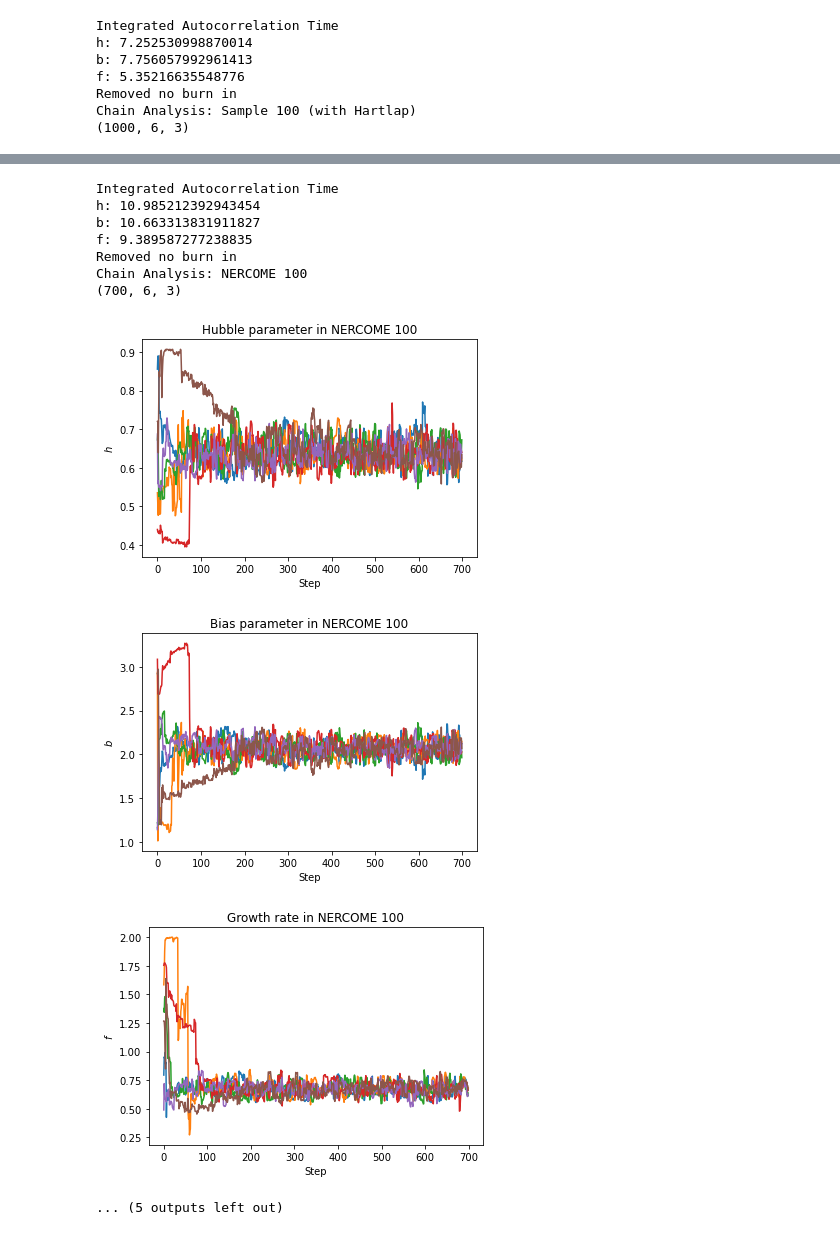
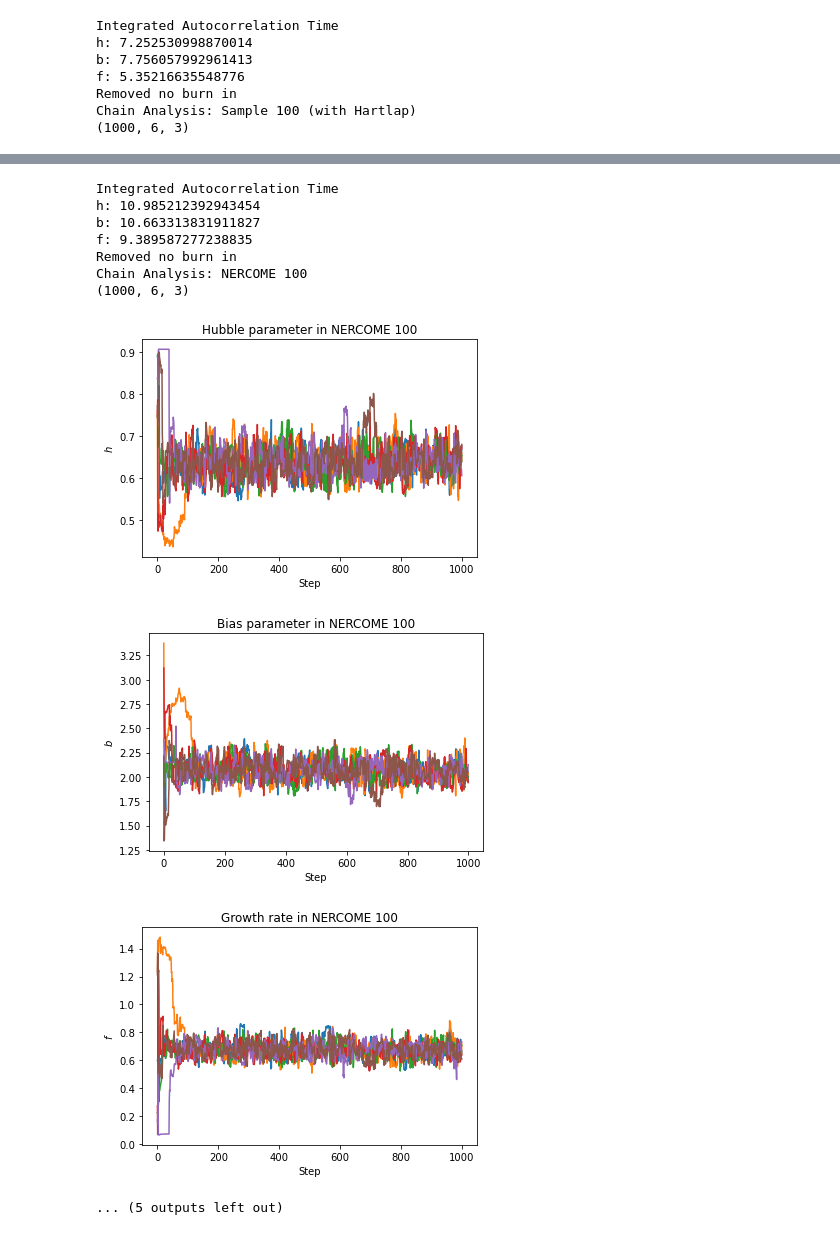
Before and after one commit to marnixlooijmans/BOSS-shrinkage-analysis, a Jupyter notebook: notebooks/chain-analysis.ipynb, the cells around one changed output, grey strips where cells are left out. Cells and saved outputs as stored; diff of their text form; code cells hidden in the pictures.

```diff
--- a/notebooks/chain-analysis.ipynb
+++ b/notebooks/chain-analysis.ipynb
@@ -9,7 +9,7 @@ import matplotlib.pyplot as plt
 chain_files = [
     "../output/chains/ref_chain.npy",
     "../output/chains/sample_100_chain.npy",
-    "../output/chains/NERCOME_100_chain.h5",
+    "../output/chains/NERCOME_100_chain.npy",
     "../output/chains/shrinkage_100_chain.npy",
 ]
 chain_names = [
@@ -18,7 +18,7 @@ chain_names = [
     "NERCOME 100",
     "Shrinkage 100",
 ]
-nburn = [200, 100, 200, 100]
+nburn = [200, 100, 100, 100]
 
 names = ["Hubble parameter", "Bias parameter", "Growth rate"]
 labels = ["h", "b", "f"]
@@ -48,37 +48,37 @@ for k in range(len(chain_files)):
     IAT = zeus.AutoCorrTime(chain_trace)
     print("Integrated Autocorrelation Time")
     for i in range(ndim):
         print(labels[i] + ": " + str(IAT[i]))
 
     samples = MCSamples(samples=chain, labels=labels, names=names)
     samples.removeBurn(remove=nburn[k]/nsteps)
     samples_list.append(samples)
 # %% [output]
 Chain Analysis: Reference
 (1000, 6, 3)
 [figure]
 [figure]
 [figure]
 Integrated Autocorrelation Time
 h: 7.252530998870014
 b: 7.756057992961413
 f: 5.35216635548776
 Removed no burn in
 Chain Analysis: Sample 100 (with Hartlap)
 (1000, 6, 3)
 [figure]
 [figure]
 [figure]
 Integrated Autocorrelation Time
 h: 10.985212392943454
 b: 10.663313831911827
 f: 9.389587277238835
 Removed no burn in
 Chain Analysis: NERCOME 100
-(700, 6, 3)
+(1000, 6, 3)
-[figure, old version]
+[figure, new version]
-[figure, old version]
+[figure, new version]
-[figure, old version]
+[figure, new version]
 ... (5 outputs left out)
 # %%
 g = plots.getSubplotPlotter(subplot_size=3)
```
Also changed, not shown: parts of 2 cells of this notebook.
